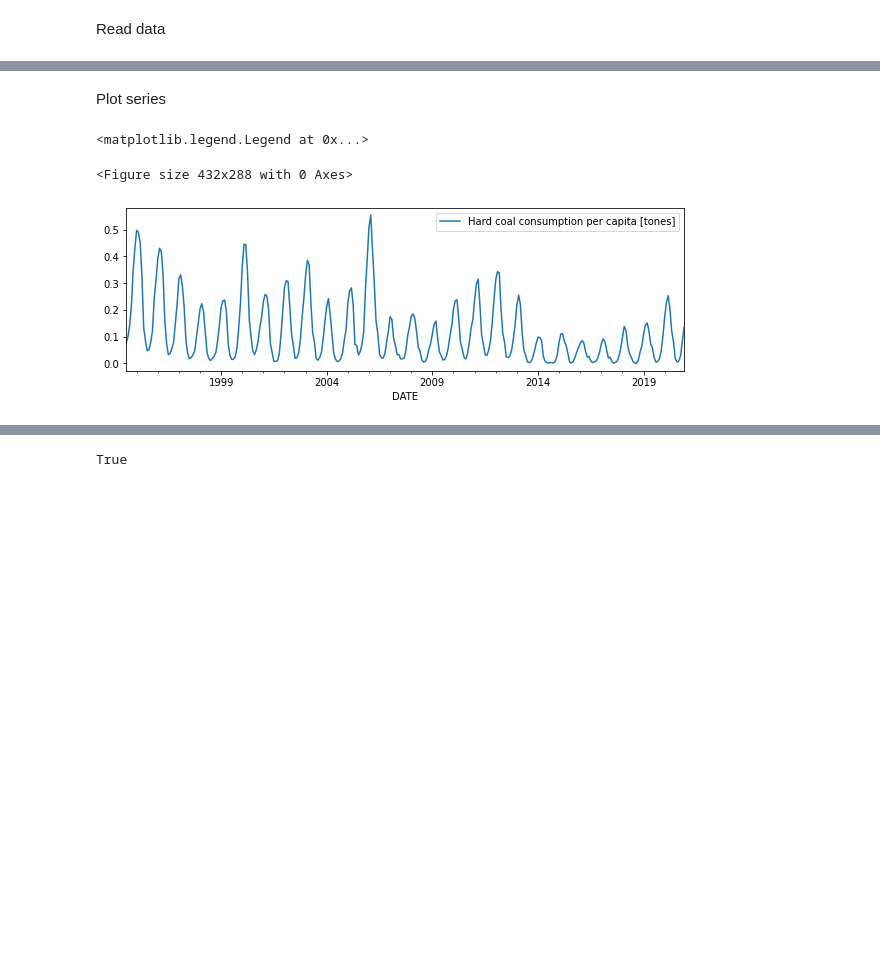
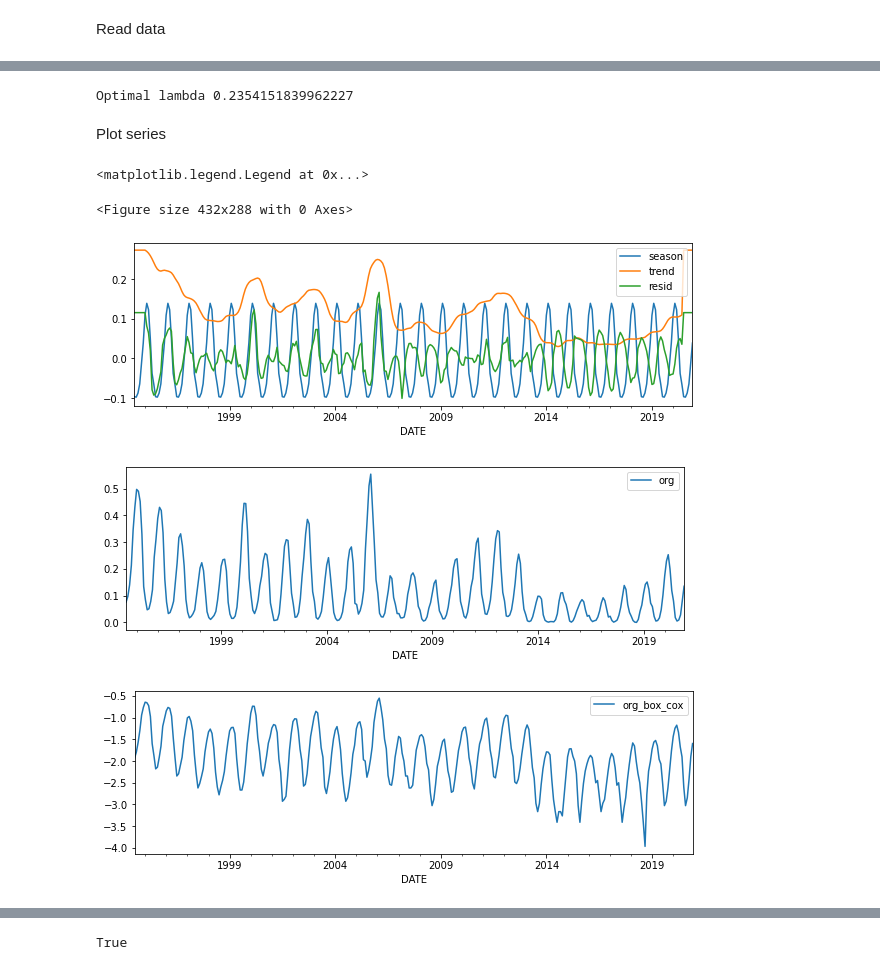
Before and after one commit to jcierocki/INGModellingContest, a Jupyter notebook: notebooks/models.ipynb, the cells around one changed output, grey strips where cells are left out. Saved outputs shown, nothing was run; the diff lists cells and outputs as text; code cells hidden in the pictures; blank space fills up the shorter version.

Commit message:
models notebook added

```diff
--- a/notebooks/models.ipynb
+++ b/notebooks/models.ipynb
@@ -31,3 +46,14 @@ DATE_COLUMN = 'DATE'
+# %%
+DATA_PATH = 'Lions_Den_data.xlsx'
+DATE_COLUMN = 'DATE'
+
+HOR = 12 #horizon
+TEST_PREDICTIONS_TITLE = f'test predictions horizon: {HOR} months'
+VAL_PREDICTIONS_TITLE = f'exampled val predictions horizon: {HOR} months'
+DECOMPOSED_TITLE = f'added predictions on decomposed series horizon: {HOR} months'
+
+TRAIN_LEN = 282
+VAL_LEN = 24
 # %% [markdown]
 Read data
 # %%
@@ -34,0 +65,19 @@ df = pd.read_excel(DATA_PATH, index_col=0, parse_dates=True)
+# %%
+eps = 0.00001
+
+res = seasonal_decompose(df, model="additive", period=12)
+
+_, param = stats.boxcox(np.squeeze(df.iloc[:TRAIN_LEN].values + eps))
+df['org_box_cox'] = stats.boxcox(np.squeeze(df.values + eps), param)
+
+print('Optimal lambda', param)
+inv_boxcox(df['org_box_cox'], param)
+
+df_seasonal = pd.DataFrame({'season': res.seasonal, 'trend':res.trend, 'resid': res.resid})
+df_seasonal['org'] = df[df.columns[0]]
+df_seasonal['org_box_cox'] = df['org_box_cox']
+
+df = df_seasonal.copy()
+df = df.fillna(df.loc[~df['trend'].isnull()].iloc[0])
+# %% [output]
+Optimal lambda 0.2354151839962227
@@ -35,11 +86,15 @@ df = pd.read_excel(DATA_PATH, index_col=0, parse_dates=True)
 # %% [markdown]
 Plot series
-# %%
-plt.figure(); df.plot(figsize=(10,3)); plt.legend(loc='best')
-# %% [output]
-<matplotlib.legend.Legend at 0x...>
-<Figure size 432x288 with 0 Axes>
-[figure, removed]
+# %%
+plt.figure(); df[df.columns[:-2]].plot(figsize=(10,3)); plt.legend(loc='best')
+plt.figure(); df[df.columns[-2]].plot(figsize=(10,3)); plt.legend(loc='best')
+plt.figure(); df[df.columns[-1]].plot(figsize=(10,3)); plt.legend(loc='best')
+# %% [output]
+<matplotlib.legend.Legend at 0x...>
+<Figure size 432x288 with 0 Axes>
+[figure, added]
+[figure, added]
+[figure, added]
 # %% [markdown]
 <h1>MODELS</h1>
 
```
Also changed, not shown: parts of 82 cells of this notebook.
